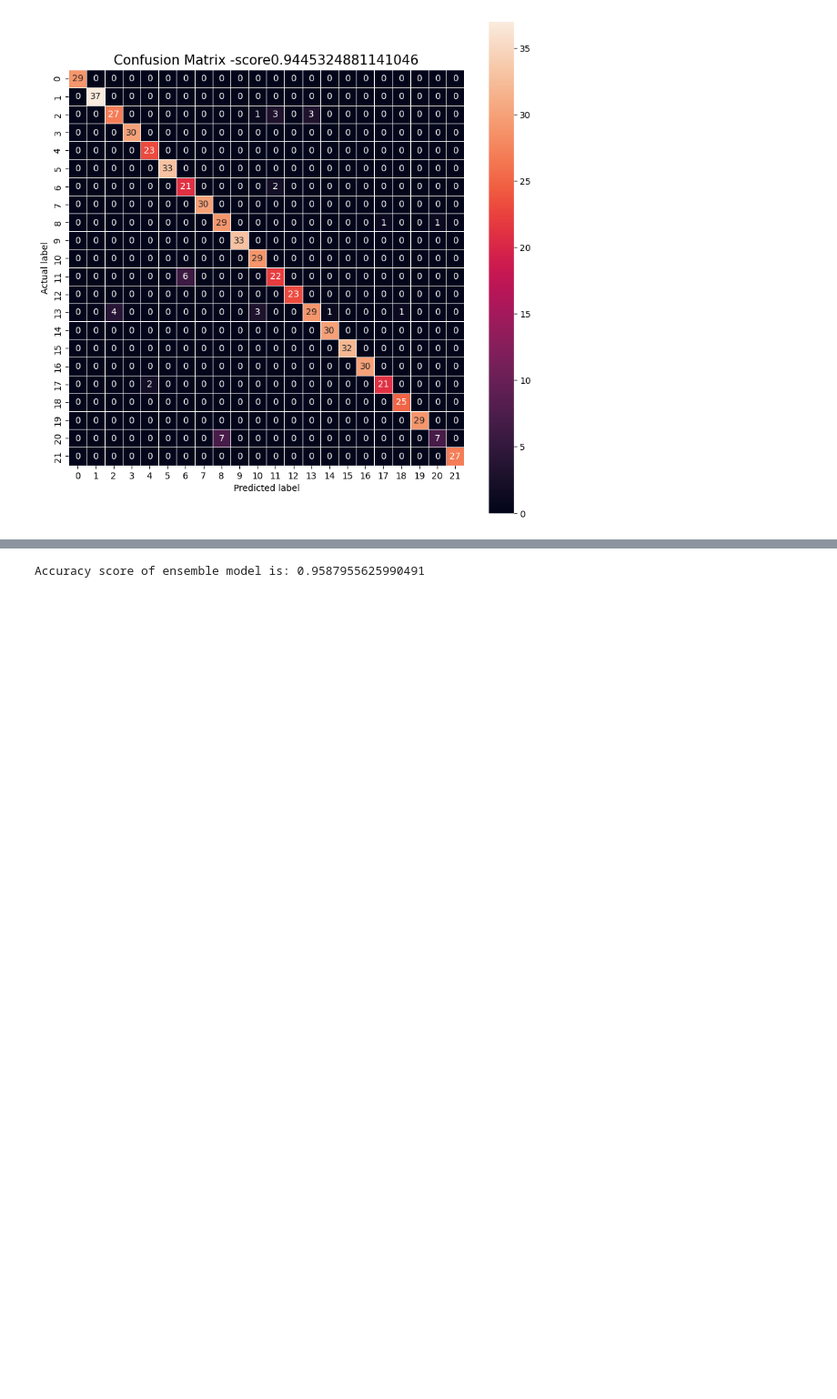
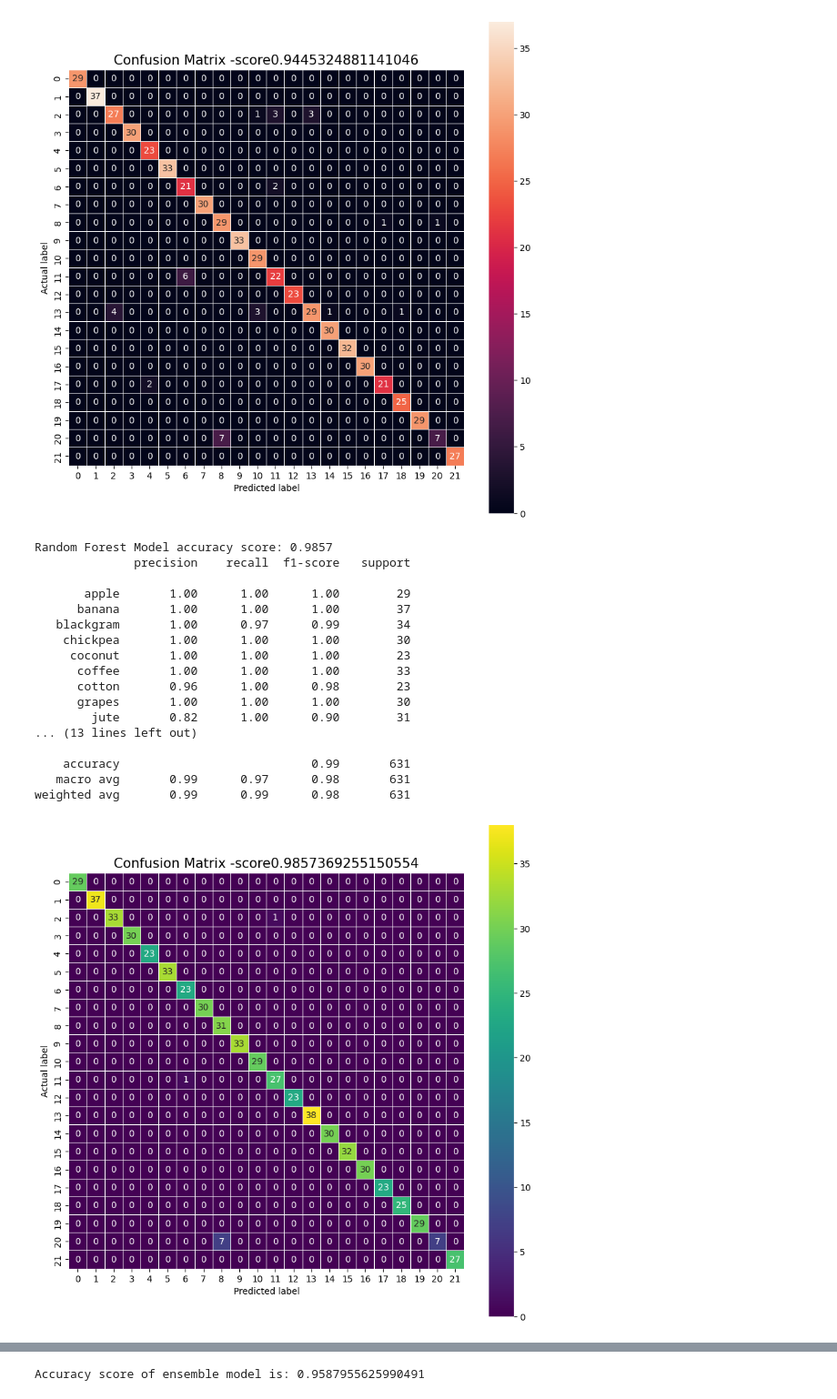
Before and after one commit to prabhjyot009/Crop-recommendation-system, a Jupyter notebook: mainpy.ipynb, the cells around one changed output, grey strips where cells are left out. Shown at 91% size. Cells and saved outputs as stored; diff of their text form; code cells hidden in the pictures; blank space fills up the shorter version.

```diff
--- a/mainpy.ipynb
+++ b/mainpy.ipynb
@@ -454,3 +455,47 @@ plt.title(all_sample_title, size = 15);
 plt.show()
 # %% [output]
 [figure]
+# %%
+#random forest model
+from sklearn.ensemble import RandomForestClassifier
+classifier_rf = RandomForestClassifier(n_estimators = 10, criterion = 'entropy', random_state = 0)
+classifier_rf.fit(X_train, y_train)
+
+y_pred_rf=classifier_rf.predict(X_test)
+
+from sklearn.metrics import accuracy_score
+accuracy= accuracy_score(y_test, y_pred_rf)
+print('Random Forest Model accuracy score: {0:0.4f}'.format(accuracy_score(y_test, y_pred_rf)))
+
+from sklearn.metrics import classification_report
+print(classification_report(y_test, y_pred_rf))
+
+from sklearn.metrics import confusion_matrix
+cm = confusion_matrix(y_test, y_pred_rf)
+
+plt.figure(figsize=(10,10))
+sns.heatmap(cm, annot=True, fmt=".0f", linewidths=.5, square = True, cmap = 'viridis');
+plt.ylabel('Actual label');
+plt.xlabel('Predicted label');
+all_sample_title='Confusion Matrix -score'+str(accuracy_score(y_test, y_pred_rf))
+plt.title(all_sample_title, size = 15);
+plt.show()
+# %% [output]
+Random Forest Model accuracy score: 0.9857
+              precision    recall  f1-score   support
+
+       apple       1.00      1.00      1.00        29
+      banana       1.00      1.00      1.00        37
+   blackgram       1.00      0.97      0.99        34
+    chickpea       1.00      1.00      1.00        30
+     coconut       1.00      1.00      1.00        23
+      coffee       1.00      1.00      1.00        33
+      cotton       0.96      1.00      0.98        23
+      grapes       1.00      1.00      1.00        30
+        jute       0.82      1.00      0.90        31
+... (13 lines left out)
+
+    accuracy                           0.99       631
+   macro avg       0.99      0.97      0.98       631
+weighted avg       0.99      0.99      0.98       631
+[figure, added]
```
Also changed, not shown: parts of 3 cells of this notebook.
